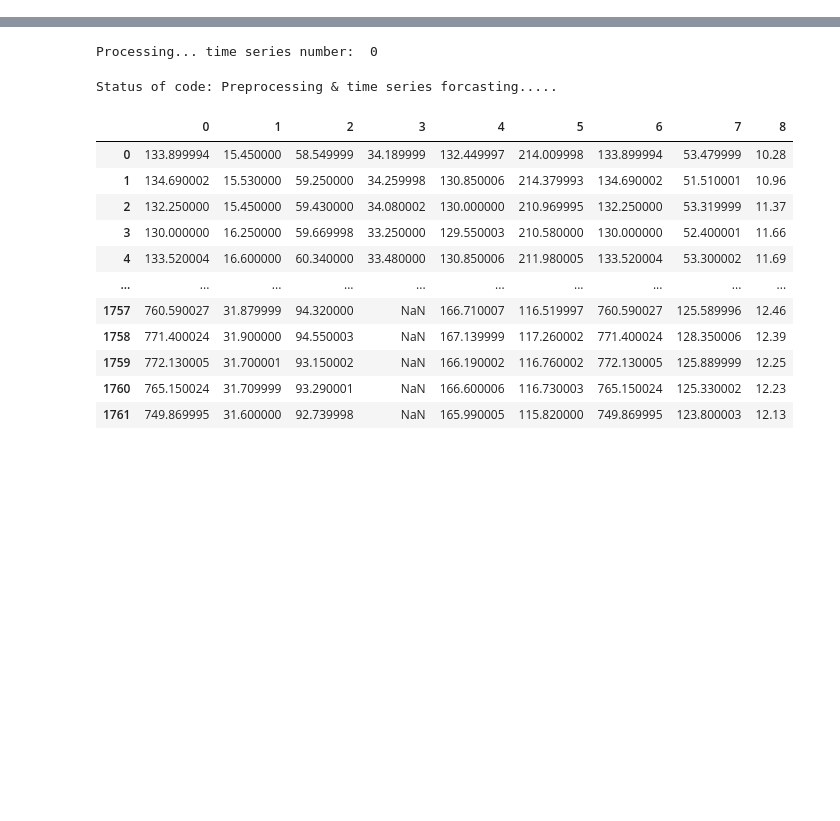
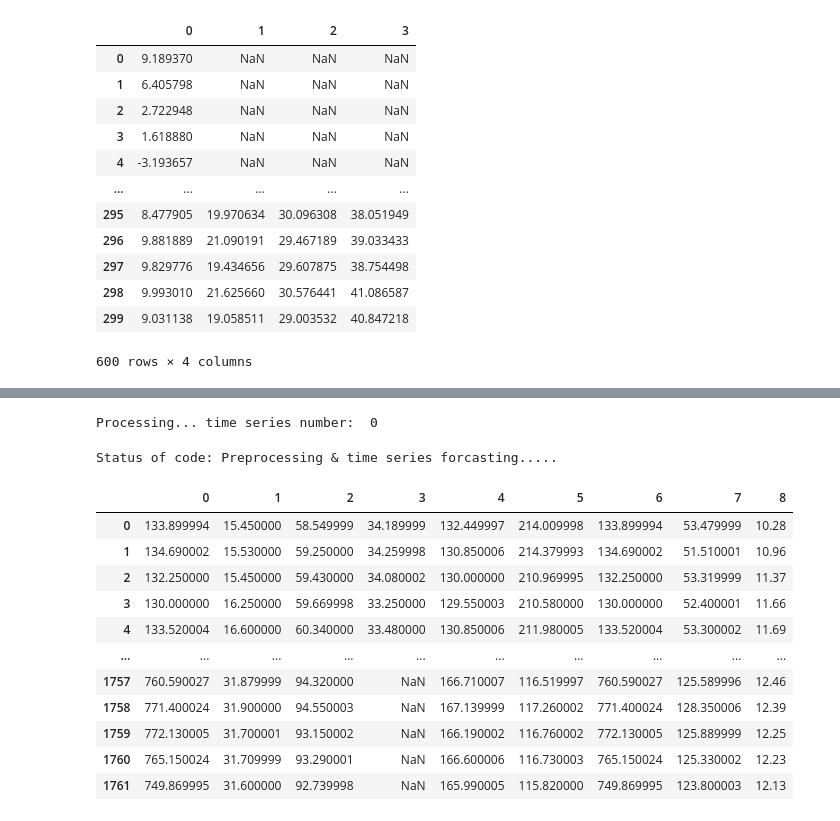
Before and after one commit to TiesHRL/DyART, a Jupyter notebook: Code/Cleaned_tree.ipynb, the cells around one changed output, grey strips where cells are left out. Drawn from its saved outputs; the diff is of its cells as text; code cells hidden in the pictures; blank space fills up the shorter version.

```diff
--- a/Code/Cleaned_tree.ipynb
+++ b/Code/Cleaned_tree.ipynb
@@ -326,7 +329,7 @@ class AutoregressiveTree:
             else:
                 return node['right']
 # %%
-def generate_synthetic_data_df_multivar(n_samples=200, n_exog_vars=3):
+def generate_synthetic_data_df_multivar(n_samples=200, n_exog_vars=4):
     """
     Generates a synthetic dataset with a clear relationship between the target and multiple exogenous variables.
     Returns the data as pandas DataFrames.
@@ -374,6 +377,22 @@ def plot_data_distributions_grid(target_df, exog_df):
 # synthetic_target_df_multivar, synthetic_exog_df_multivar = generate_synthetic_data_df_multivar()
 
 # Plot distributions for the synthetic data
-plot_data_distributions_df_multivar(df_temp.iloc[:,0], df_temp.iloc[:,1:3])
+synthetic_target, synthetic_exog = generate_synthetic_data_df_multivar()
+# %%
+pd.concat([synthetic_target,synthetic_exog])
+# %% [output]
+|  | 0 | 1 | 2 | 3 |
+| 0 | 9.189370 | NaN | NaN | NaN |
+| 1 | 6.405798 | NaN | NaN | NaN |
+| 2 | 2.722948 | NaN | NaN | NaN |
+| 3 | 1.618880 | NaN | NaN | NaN |
+| 4 | -3.193657 | NaN | NaN | NaN |
+| ... | ... | ... | ... | ... |
+| 295 | 8.477905 | 19.970634 | 30.096308 | 38.051949 |
+| 296 | 9.881889 | 21.090191 | 29.467189 | 39.033433 |
+| 297 | 9.829776 | 19.434656 | 29.607875 | 38.754498 |
+| 298 | 9.993010 | 21.625660 | 30.576441 | 41.086587 |
+| 299 | 9.031138 | 19.058511 | 29.003532 | 40.847218 |
+600 rows × 4 columns
 # %%
 p = 3
```
Also changed, not shown: parts of 2 cells of this notebook, 1 other file.
